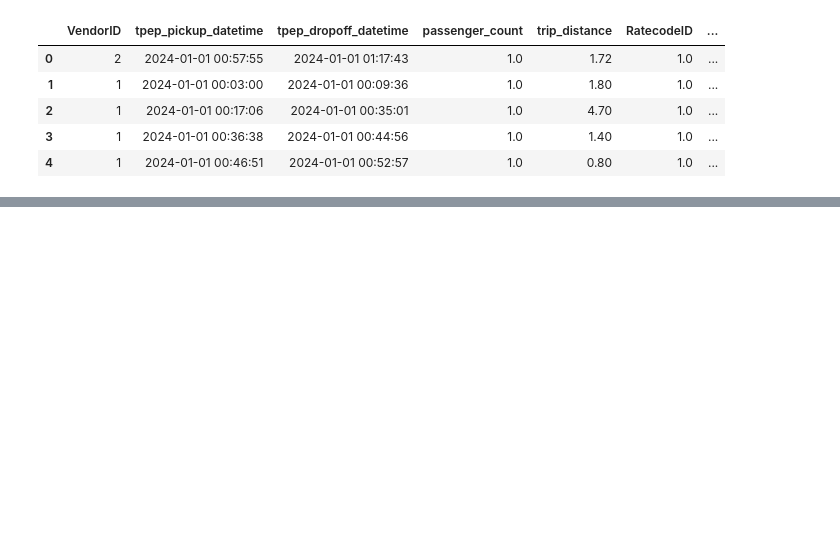
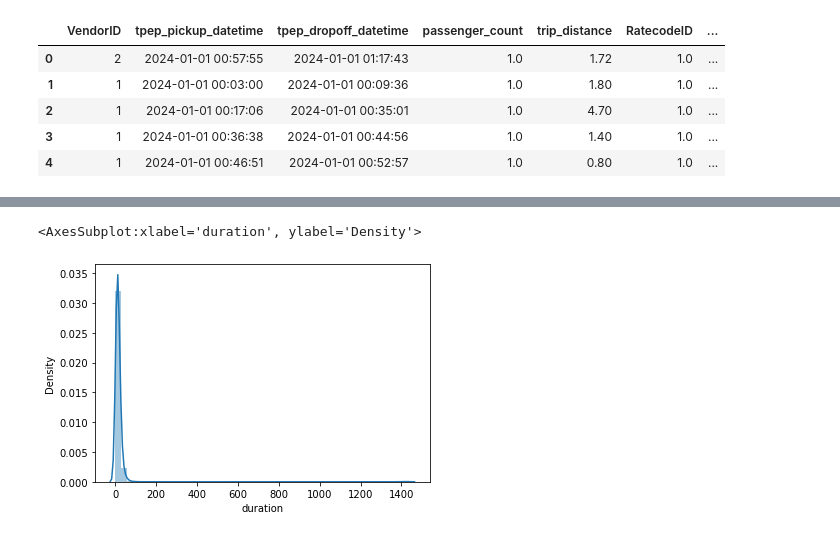
Before and after one commit to lakshmant-thota/lakshman-mlops-zoomcamp, a Jupyter notebook: 01-intro/homework.ipynb, the cells around one changed output, grey strips where cells are left out. Drawn from its saved outputs; the diff is of its cells as text; code cells hidden in the pictures; blank space fills up the shorter version.

```diff
--- a/01-intro/homework.ipynb
+++ b/01-intro/homework.ipynb
@@ -31,0 +50,2 @@ AttributeError: module 'sklearn' has no attribute '_version__'
+# %%
+gdf = pd.read_parquet('https://d37ci6vzurychx.cloudfront.net/trip-data/green_tripdata_2024-01.parquet')
@@ -31,0 +63,2 @@ AttributeError: module 'sklearn' has no attribute '_version__'
+# %%
+gdf['duration'] =gdf.lpep_dropoff_datetime -gdf.lpep_pickup_datetime
@@ -31,0 +75,2 @@ AttributeError: module 'sklearn' has no attribute '_version__'
+# %%
+td = gdf.duration.iloc[2]
@@ -31,0 +85,2 @@ AttributeError: module 'sklearn' has no attribute '_version__'
+# %%
+gdf['duration'] = gdf.duration.apply(lambda td:td.total_seconds()/60)
@@ -31,0 +100,5 @@ AttributeError: module 'sklearn' has no attribute '_version__'
+# %%
+sns.distplot(gdf.duration)
+# %% [output]
+<AxesSubplot:xlabel='duration', ylabel='Density'>
+[figure, added]
```
Also changed, not shown: parts of 16 cells of this notebook.
